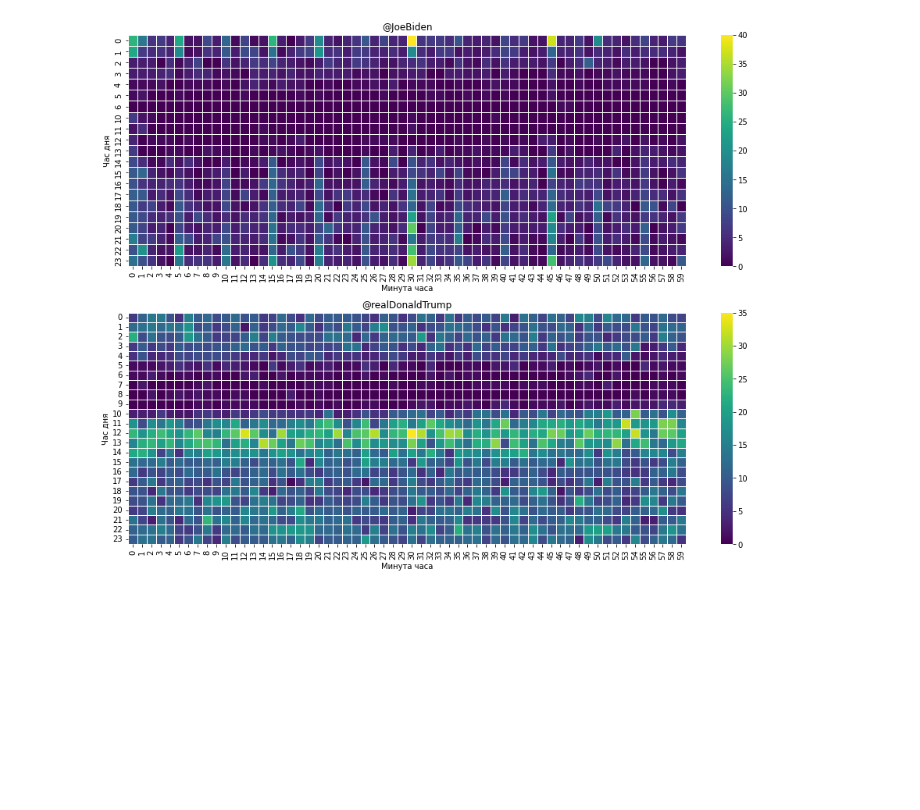
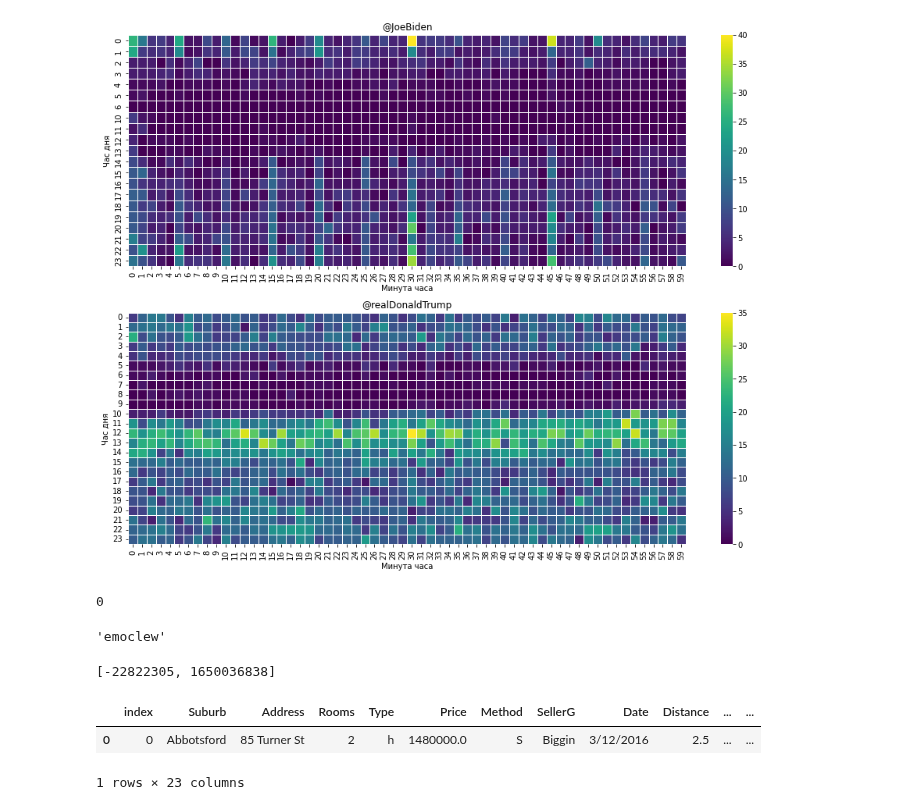
Before and after one commit to d3enjan/sf_data_science, a Jupyter notebook: lesson code/lesso.ipynb, the cells around one changed output. Drawn from its saved outputs; the diff is of its cells as text; code cells hidden in the pictures; blank space fills up the shorter version.

```diff
--- a/lesson code/lesso.ipynb
+++ b/lesson code/lesso.ipynb
@@ -36,3 +36,15 @@ dt_heatmap.set_xlabel('Минута часа');
 dt_heatmap.set_ylabel('Час дня');
 # %% [output]
 [figure]
+# %%
+# целые числа запрашивать, пока не введен 0
+summ = 0
+value = int(input('Введите цело число'))
+while value != 0:
+    value = int(input('Введите цело число'))
+    summ += value
+    print(value)
+
+print(summ)
+# %% [output]
+0
@@ -38,0 +58,29 @@ dt_heatmap.set_ylabel('Час дня');
+# %%
+b = 'welcome'
+b[::-1]
+# %% [output]
+'emoclew'
+# %%
+
+list_a = []
+for l in a:
+    if l == 'date':
+        list_a.append(a[l])
+    if l == 'from_id':
+        list_a.append(a[l])
+
+        # print(list_a)
+#         list_a.append['sasass']
+#     else:
+#         list_a.append['wwww']
+list_a
+# %% [output]
+[-22822305, 1650036838]
+# %%
+melb_data = pd.read_csv('melb_data_ps.csv', sep=',')
+# %%
+melb_data.head(1)
+# %% [output]
+|  | index | Suburb | Address | Rooms | Type | Price | Method | SellerG | Date | Distance | ... | ... |
+| 0 | 0 | Abbotsford | 85 Turner St | 2 | h | 1480000.0 | S | Biggin | 3/12/2016 | 2.5 | ... | ... |
+1 rows × 23 columns
```
Also changed, not shown: parts of 2 cells of this notebook, 13 other files.
